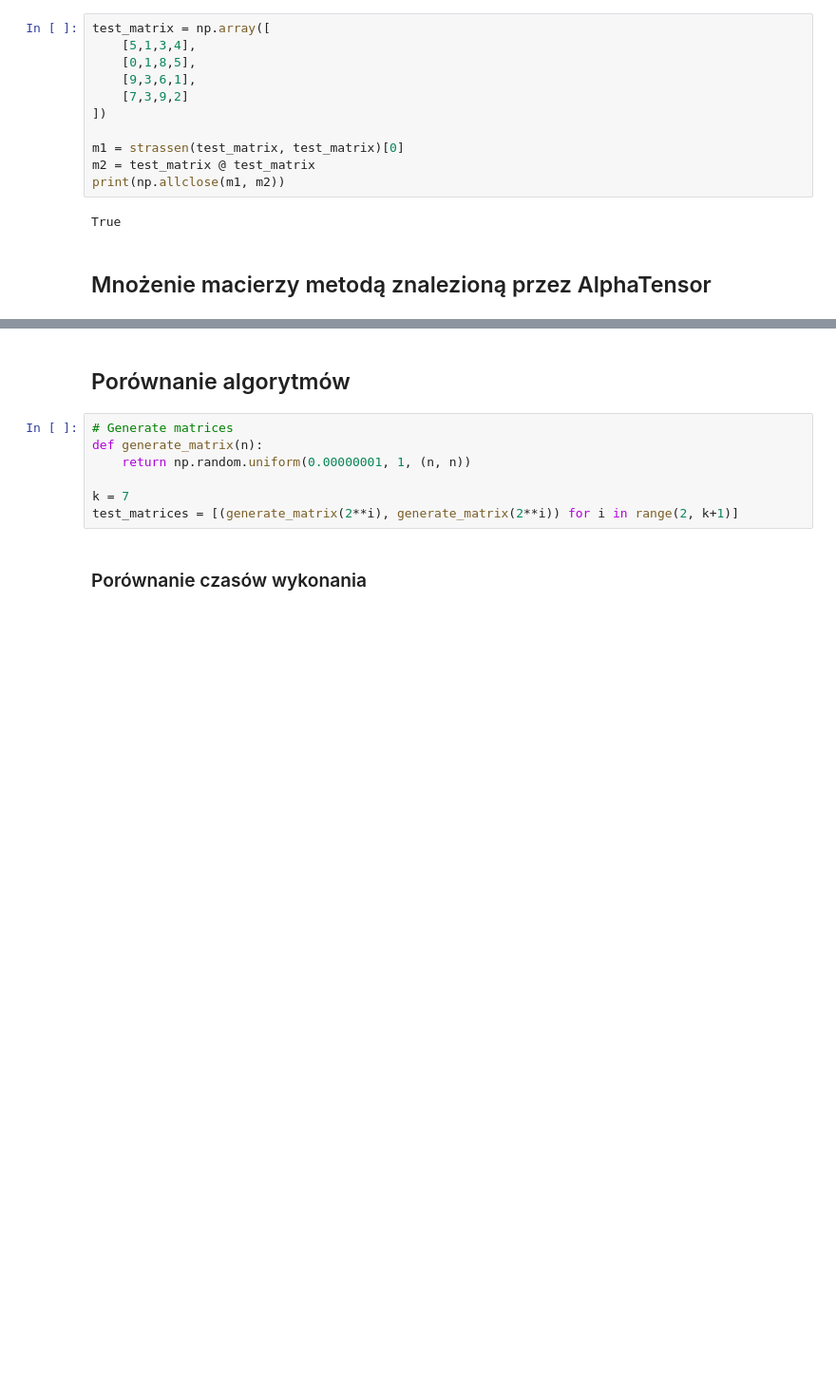
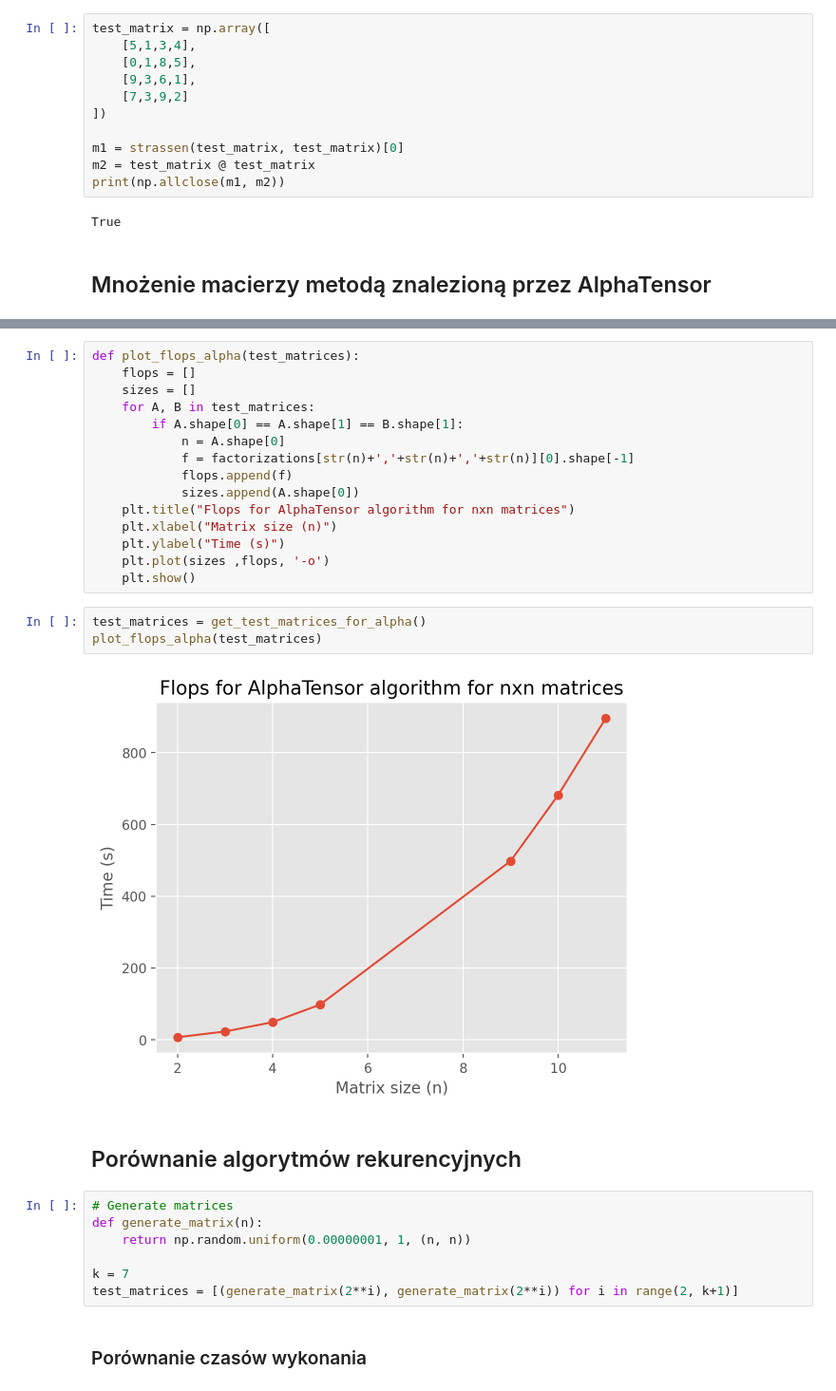
Before and after one commit to pklatka/matrix-algorithms-course, a Jupyter notebook: lab01/lab01.ipynb, the cells around one changed output, grey strips where cells are left out. Shown at 95% size. Drawn from its saved outputs; the diff is of its cells as text; blank space fills up the shorter version.

```diff
--- a/lab01/lab01.ipynb
+++ b/lab01/lab01.ipynb
@@ -185,5 +291,25 @@ Bibliografia: https://www.deepmind.com/blog/discovering-novel-algorithms-with-al
+# %%
+def plot_flops_alpha(test_matrices):
+    flops = []
+    sizes = []
+    for A, B in test_matrices:
+        if A.shape[0] == A.shape[1] == B.shape[1]:
+            n = A.shape[0]
+            f = factorizations[str(n)+','+str(n)+','+str(n)][0].shape[-1]
+            flops.append(f)
+            sizes.append(A.shape[0])
+    plt.title("Flops for AlphaTensor algorithm for nxn matrices")
+    plt.xlabel("Matrix size (n)")
+    plt.ylabel("Time (s)")
+    plt.plot(sizes ,flops, '-o')
+    plt.show()
+# %%
+test_matrices = get_test_matrices_for_alpha()
+plot_flops_alpha(test_matrices)
+# %% [output]
+[figure, added]
 # %% [markdown]
-## Porównanie algorytmów
+## Porównanie algorytmów rekurencyjnych
 # %%
 # Generate matrices
 def generate_matrix(n):
```
Also changed, not shown: parts of 12 cells of this notebook, 1 other file.
